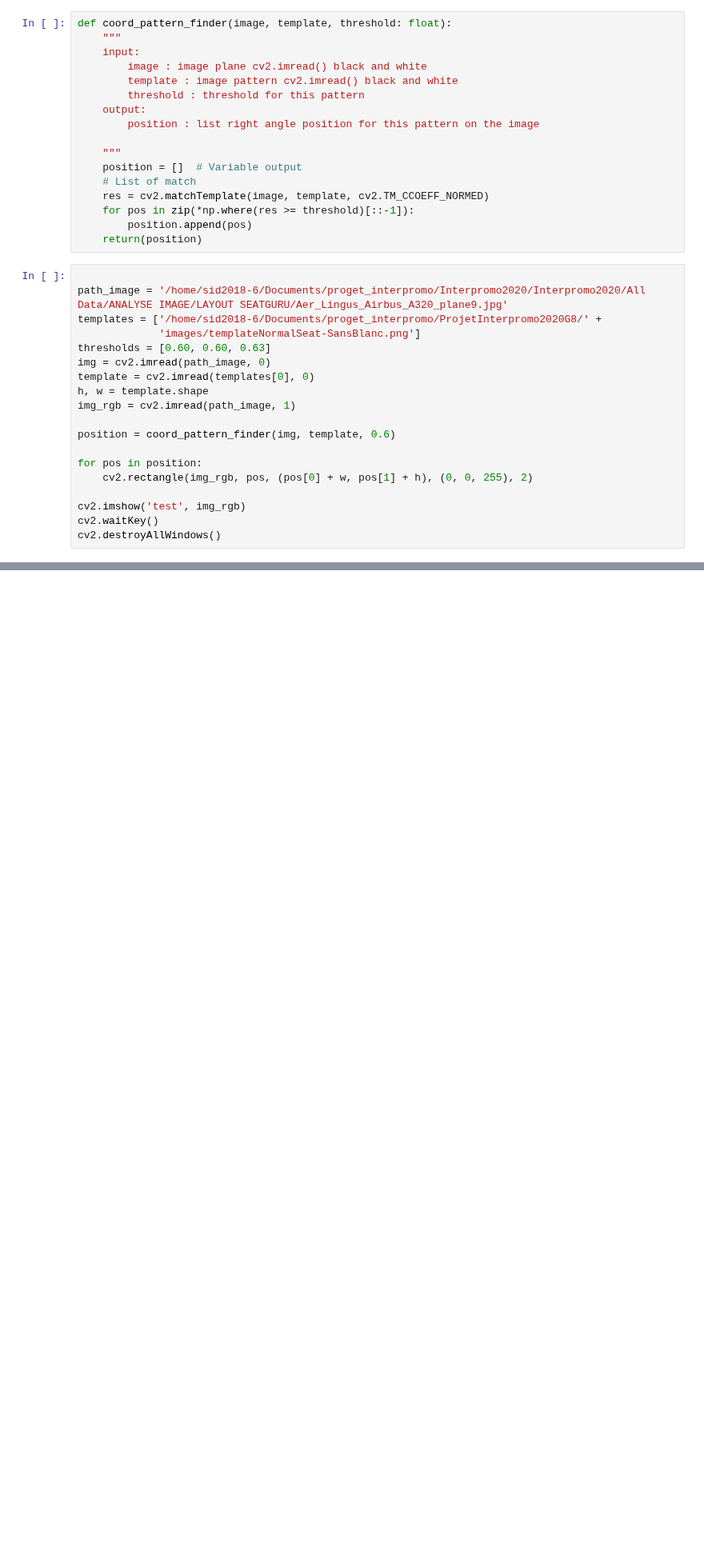
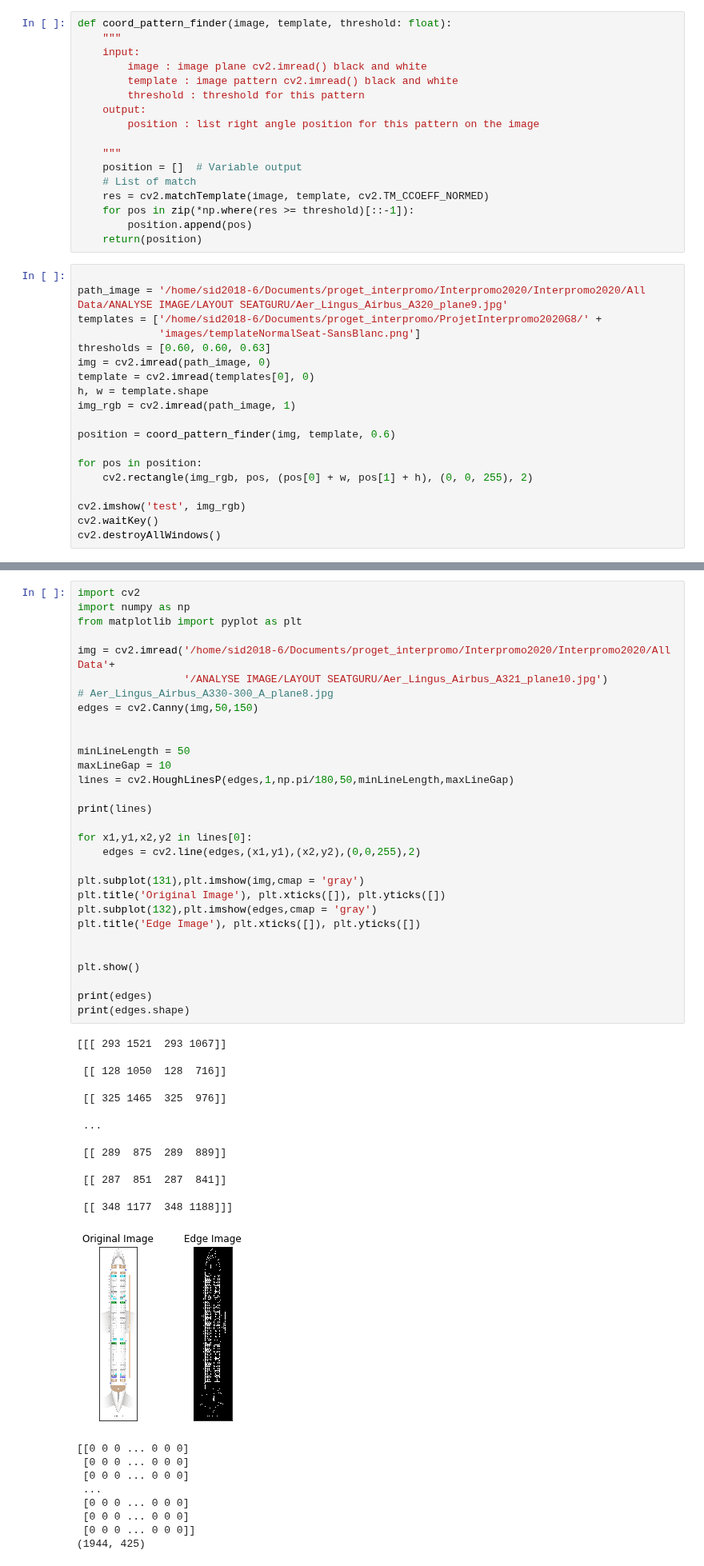
Before and after one commit to vincentnam/ProjetInterpromo2020G8, a Jupyter notebook: Chloe_Gaussail_notebook.ipynb, the cells around one changed output, grey strips where cells are left out. Shown at 80% size. Cells and saved outputs as stored; diff of their text form; blank space fills up the shorter version.

```diff
--- a/Chloe_Gaussail_notebook.ipynb
+++ b/Chloe_Gaussail_notebook.ipynb
@@ -1176,0 +1370,53 @@ cv2.destroyAllWindows()
+# %%
+import cv2
+import numpy as np
+from matplotlib import pyplot as plt
+
+img = cv2.imread('/home/sid2018-6/Documents/proget_interpromo/Interpromo2020/Interpromo2020/All Data'+
+                 '/ANALYSE IMAGE/LAYOUT SEATGURU/Aer_Lingus_Airbus_A321_plane10.jpg')
+# Aer_Lingus_Airbus_A330-300_A_plane8.jpg
+edges = cv2.Canny(img,50,150)
+
+
+minLineLength = 50
+maxLineGap = 10
+lines = cv2.HoughLinesP(edges,1,np.pi/180,50,minLineLength,maxLineGap)
+
+print(lines)
+
+for x1,y1,x2,y2 in lines[0]:
+    edges = cv2.line(edges,(x1,y1),(x2,y2),(0,0,255),2)
+
+plt.subplot(131),plt.imshow(img,cmap = 'gray')
+plt.title('Original Image'), plt.xticks([]), plt.yticks([])
+plt.subplot(132),plt.imshow(edges,cmap = 'gray')
+plt.title('Edge Image'), plt.xticks([]), plt.yticks([])
+
+
+plt.show()
+
+print(edges)
+print(edges.shape)
+# %% [output]
+[[[ 293 1521  293 1067]]
+
+ [[ 128 1050  128  716]]
+
+ [[ 325 1465  325  976]]
+
+ ...
+
+ [[ 289  875  289  889]]
+
+ [[ 287  851  287  841]]
+
+ [[ 348 1177  348 1188]]]
+[figure, added]
+[[0 0 0 ... 0 0 0]
+ [0 0 0 ... 0 0 0]
+ [0 0 0 ... 0 0 0]
+ ...
+ [0 0 0 ... 0 0 0]
+ [0 0 0 ... 0 0 0]
+ [0 0 0 ... 0 0 0]]
+(1944, 425)
```
Also changed, not shown: parts of 14 cells of this notebook.
